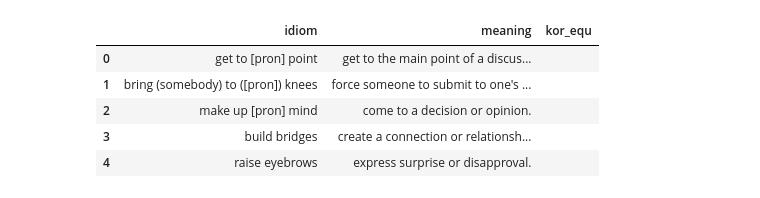
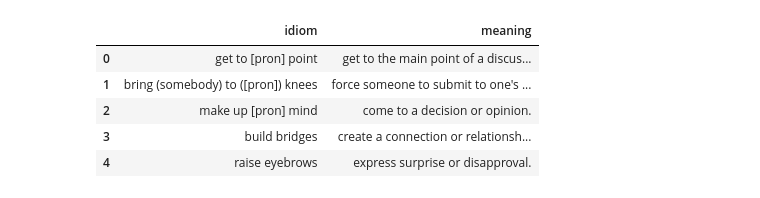
Before and after one commit to jaechan-repo/mt-ambiguity-wip, a Jupyter notebook: multilingual/cosine_simillarity.ipynb, the cells around one changed output. Cells and saved outputs as stored; diff of their text form; code cells hidden in the pictures.

```diff
--- a/multilingual/cosine_simillarity.ipynb
+++ b/multilingual/cosine_simillarity.ipynb
@@ -11,15 +13,13 @@ tqdm.pandas()
 # %%
 df = pd.read_csv('../meaning.csv')
-df = df[:100]
-df['kor_equ'] = ''
 df.head()
 # %% [output]
-|  | idiom | meaning | kor_equ |
-| 0 | get to [pron] point | get to the main point of a discus... |  |
-| 1 | bring (somebody) to ([pron]) knees | force someone to submit to one's ... |  |
-| 2 | make up [pron] mind | come to a decision or opinion. |  |
-| 3 | build bridges | create a connection or relationsh... |  |
-| 4 | raise eyebrows | express surprise or disapproval. |  |
+|  | idiom | meaning |
+| 0 | get to [pron] point | get to the main point of a discus... |
+| 1 | bring (somebody) to ([pron]) knees | force someone to submit to one's ... |
+| 2 | make up [pron] mind | come to a decision or opinion. |
+| 3 | build bridges | create a connection or relationsh... |
+| 4 | raise eyebrows | express surprise or disapproval. |
 # %%
 dfs_lang = [
     pd.read_csv('./kor/idioms_korean.csv'),
```
Also changed, not shown: parts of 5 cells of this notebook, 26 other files.
